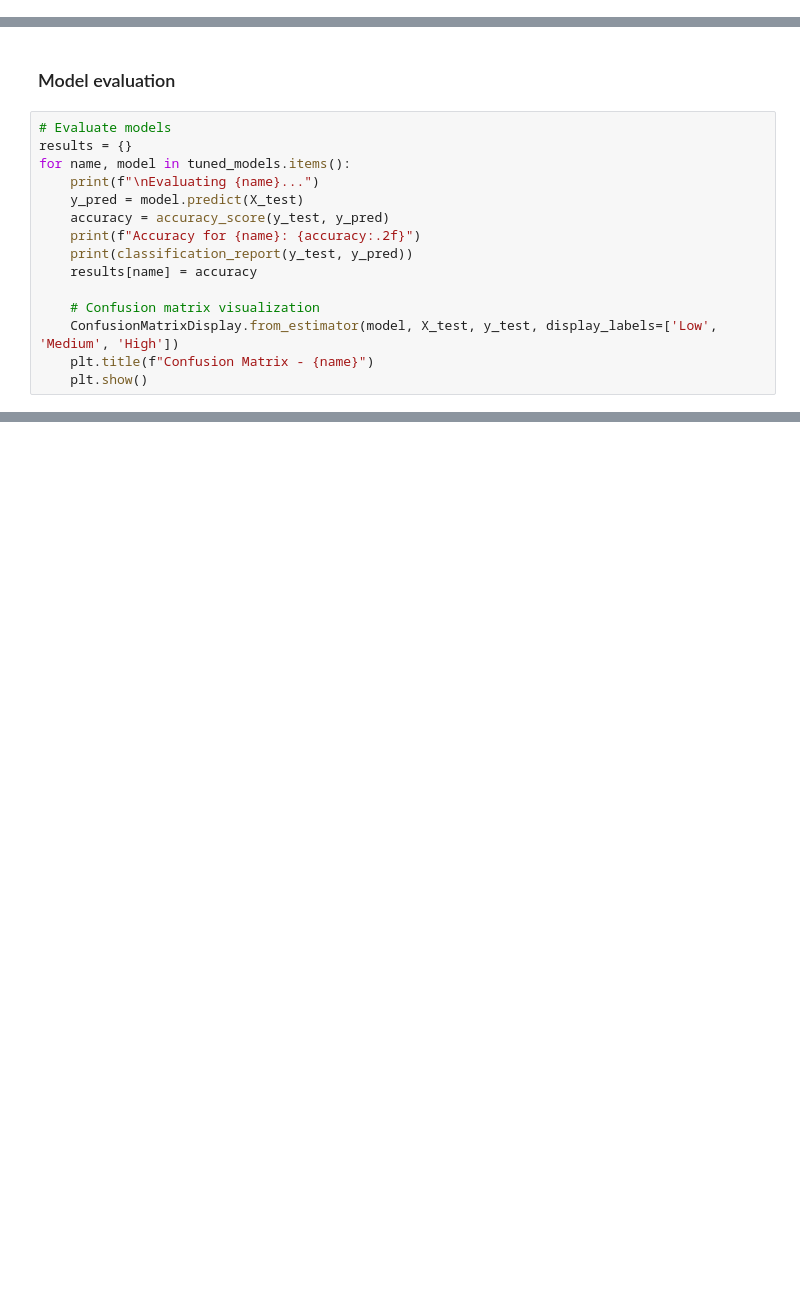
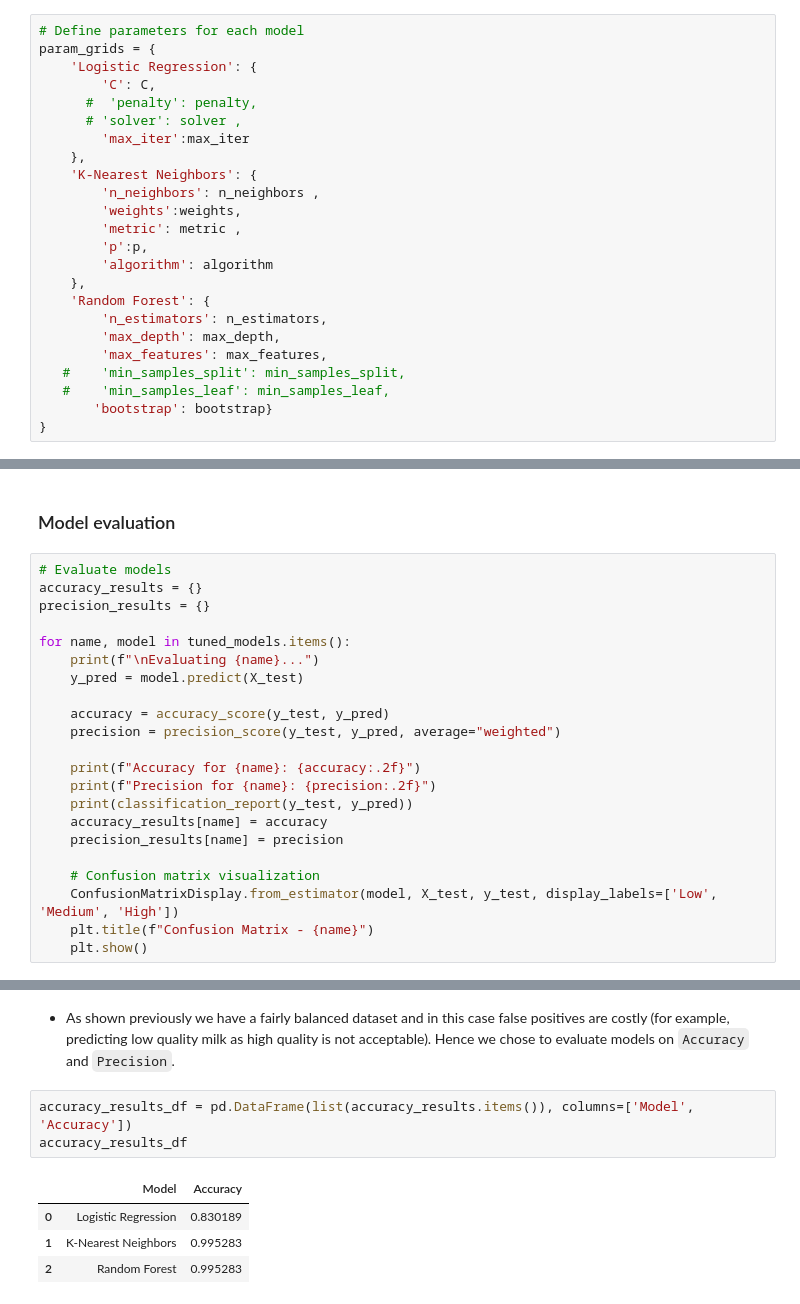
Before and after one commit to ajayatil/QualityPredictionML, a Jupyter notebook: DATA572 - Modelling.ipynb, the cells around one changed output, grey strips where cells are left out. Saved outputs shown, nothing was run; the diff lists cells and outputs as text; blank space fills up the shorter version.

Commit message:
Updating model hyperparameter  tuning and model evaluation sections

```diff
--- a/DATA572 - Modelling.ipynb
+++ b/DATA572 - Modelling.ipynb
@@ -255 +627,25 @@ param_grids = {
+# %%
+# Define parameters for each model
+param_grids = {
+    'Logistic Regression': {
+        'C': C,
+      #  'penalty': penalty,
+      # 'solver': solver ,
+        'max_iter':max_iter
+    },
+    'K-Nearest Neighbors': {
+        'n_neighbors': n_neighbors ,
+        'weights':weights,
+        'metric': metric ,
+        'p':p,
+        'algorithm': algorithm
+    },
+    'Random Forest': {
+        'n_estimators': n_estimators,
+        'max_depth': max_depth,
+        'max_features': max_features,
+   #    'min_samples_split': min_samples_split,
+   #    'min_samples_leaf': min_samples_leaf,
+       'bootstrap': bootstrap}
+}
 # %%
@@ -274,14 +673,21 @@ Best parameters for Random Forest: {'max_depth': None, 'n_estimators': 50}
 ### Model evaluation
 # %%
 # Evaluate models
-results = {}
+accuracy_results = {}
+precision_results = {}
+
 for name, model in tuned_models.items():
     print(f"\nEvaluating {name}...")
     y_pred = model.predict(X_test)
+
     accuracy = accuracy_score(y_test, y_pred)
+    precision = precision_score(y_test, y_pred, average="weighted")
+
     print(f"Accuracy for {name}: {accuracy:.2f}")
+    print(f"Precision for {name}: {precision:.2f}")
     print(classification_report(y_test, y_pred))
-    results[name] = accuracy
+    accuracy_results[name] = accuracy
+    precision_results[name] = precision
 
     # Confusion matrix visualization
     ConfusionMatrixDisplay.from_estimator(model, X_test, y_test, display_labels=['Low', 'Medium', 'High'])
@@ -348,0 +752,10 @@ Text here if we want to use this file to generate report. Can also use Google Do
+# %% [markdown]
+- As shown previously we have a fairly balanced dataset and in this case false positives are costly (for example, predicting low quality milk as high quality is not acceptable). Hence we chose to evaluate models on `Accuracy` and `Precision`.
+# %%
+accuracy_results_df = pd.DataFrame(list(accuracy_results.items()), columns=['Model', 'Accuracy'])
+accuracy_results_df
+# %% [output]
+|  | Model | Accuracy |
+| 0 | Logistic Regression | 0.830189 |
+| 1 | K-Nearest Neighbors | 0.995283 |
+| 2 | Random Forest | 0.995283 |
```
Also changed, not shown: parts of 57 cells of this notebook.
